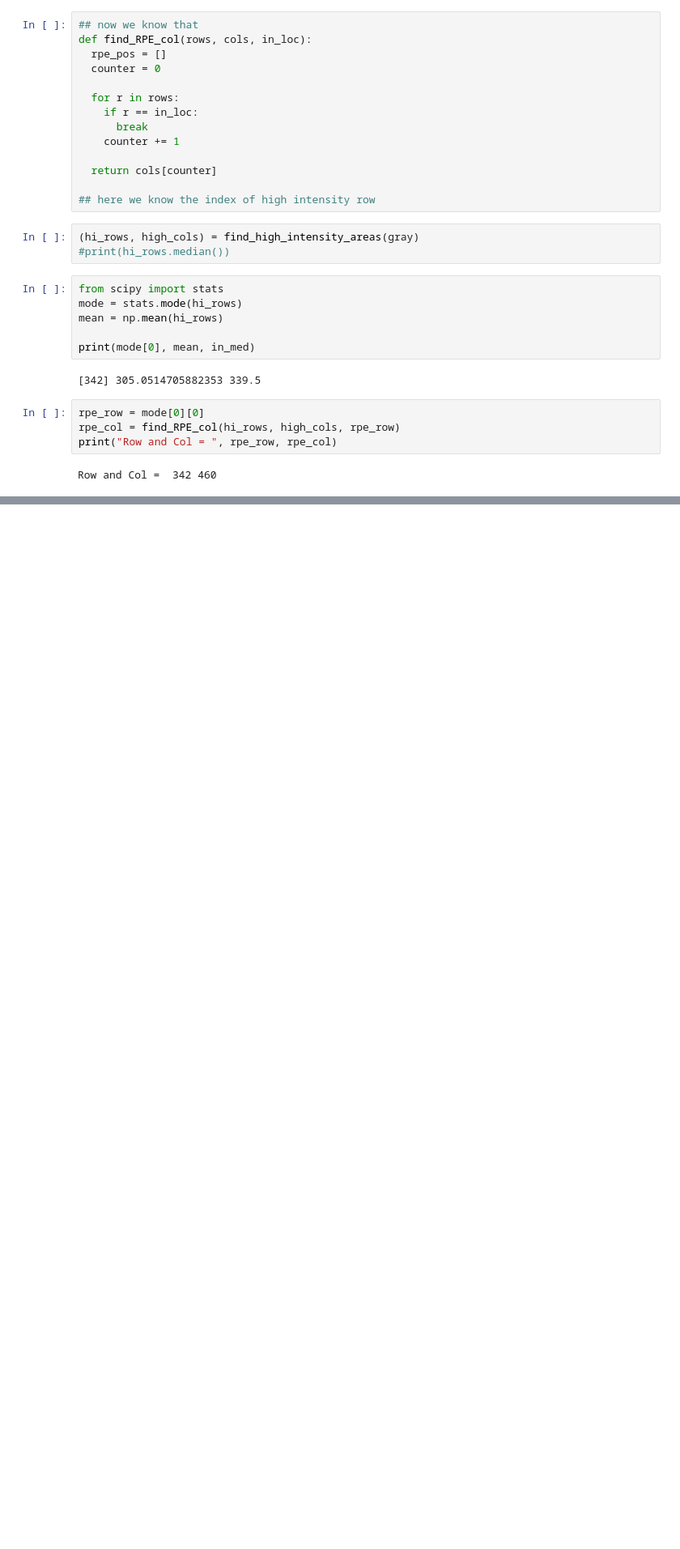
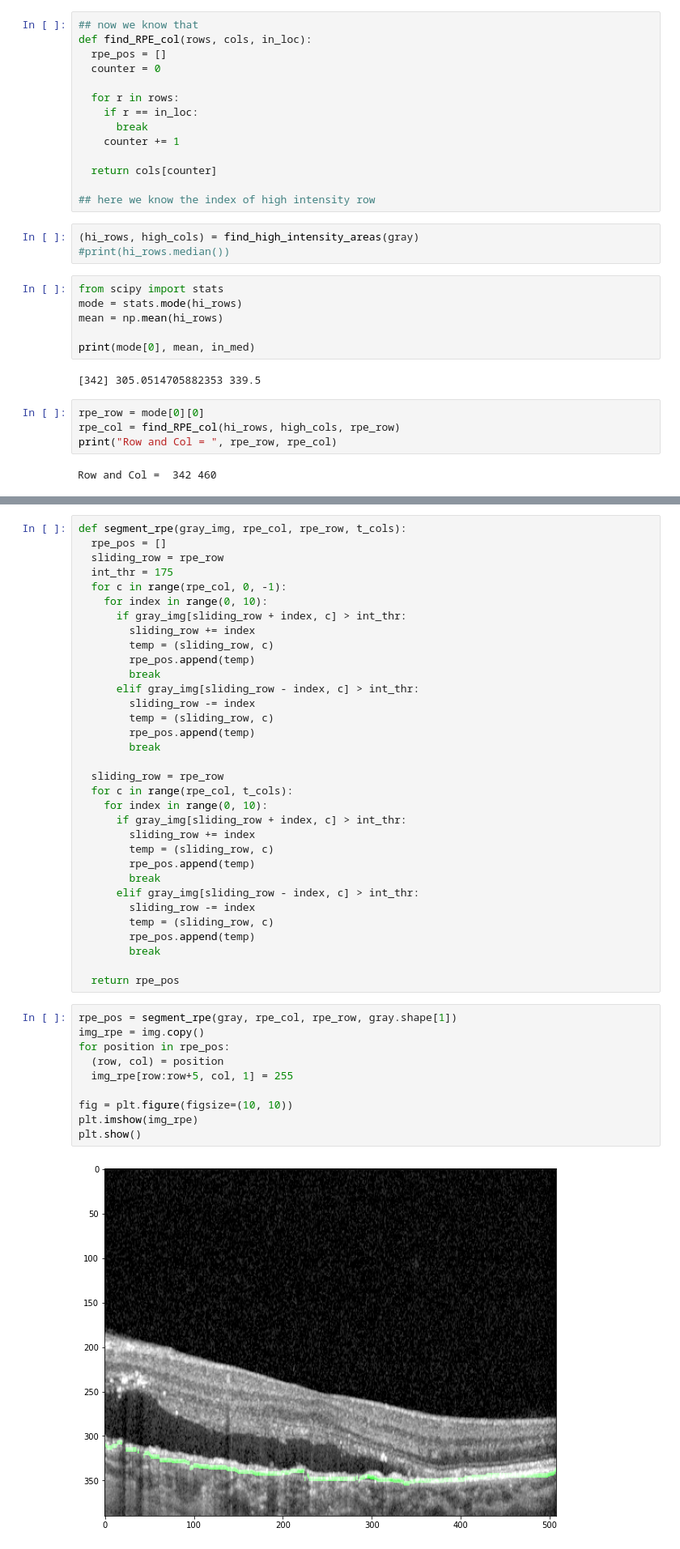
Before and after one commit to musman2012/imaging-research, a Jupyter notebook: OpenCV/ResearchPaperImplementation.ipynb, the cells around one changed output, grey strips where cells are left out. Shown at 81% size. Cells and saved outputs as stored; diff of their text form; blank space fills up the shorter version.

```diff
--- a/OpenCV/ResearchPaperImplementation.ipynb
+++ b/OpenCV/ResearchPaperImplementation.ipynb
@@ -237,0 +227,45 @@ Hello
+# %%
+def segment_rpe(gray_img, rpe_col, rpe_row, t_cols):
+  rpe_pos = []
+  sliding_row = rpe_row
+  int_thr = 175
+  for c in range(rpe_col, 0, -1):
+    for index in range(0, 10):
+      if gray_img[sliding_row + index, c] > int_thr:
+        sliding_row += index
+        temp = (sliding_row, c)
+        rpe_pos.append(temp)
+        break
+      elif gray_img[sliding_row - index, c] > int_thr:
+        sliding_row -= index
+        temp = (sliding_row, c)
+        rpe_pos.append(temp)
+        break
+
+  sliding_row = rpe_row
+  for c in range(rpe_col, t_cols):
+    for index in range(0, 10):
+      if gray_img[sliding_row + index, c] > int_thr:
+        sliding_row += index
+        temp = (sliding_row, c)
+        rpe_pos.append(temp)
+        break
+      elif gray_img[sliding_row - index, c] > int_thr:
+        sliding_row -= index
+        temp = (sliding_row, c)
+        rpe_pos.append(temp)
+        break
+
+  return rpe_pos
+# %%
+rpe_pos = segment_rpe(gray, rpe_col, rpe_row, gray.shape[1])
+img_rpe = img.copy()
+for position in rpe_pos:
+  (row, col) = position
+  img_rpe[row:row+5, col, 1] = 255
+
+fig = plt.figure(figsize=(10, 10))
+plt.imshow(img_rpe)
+plt.show()
+# %% [output]
+[figure, added]
```
Also changed, not shown: parts of 5 cells of this notebook.
